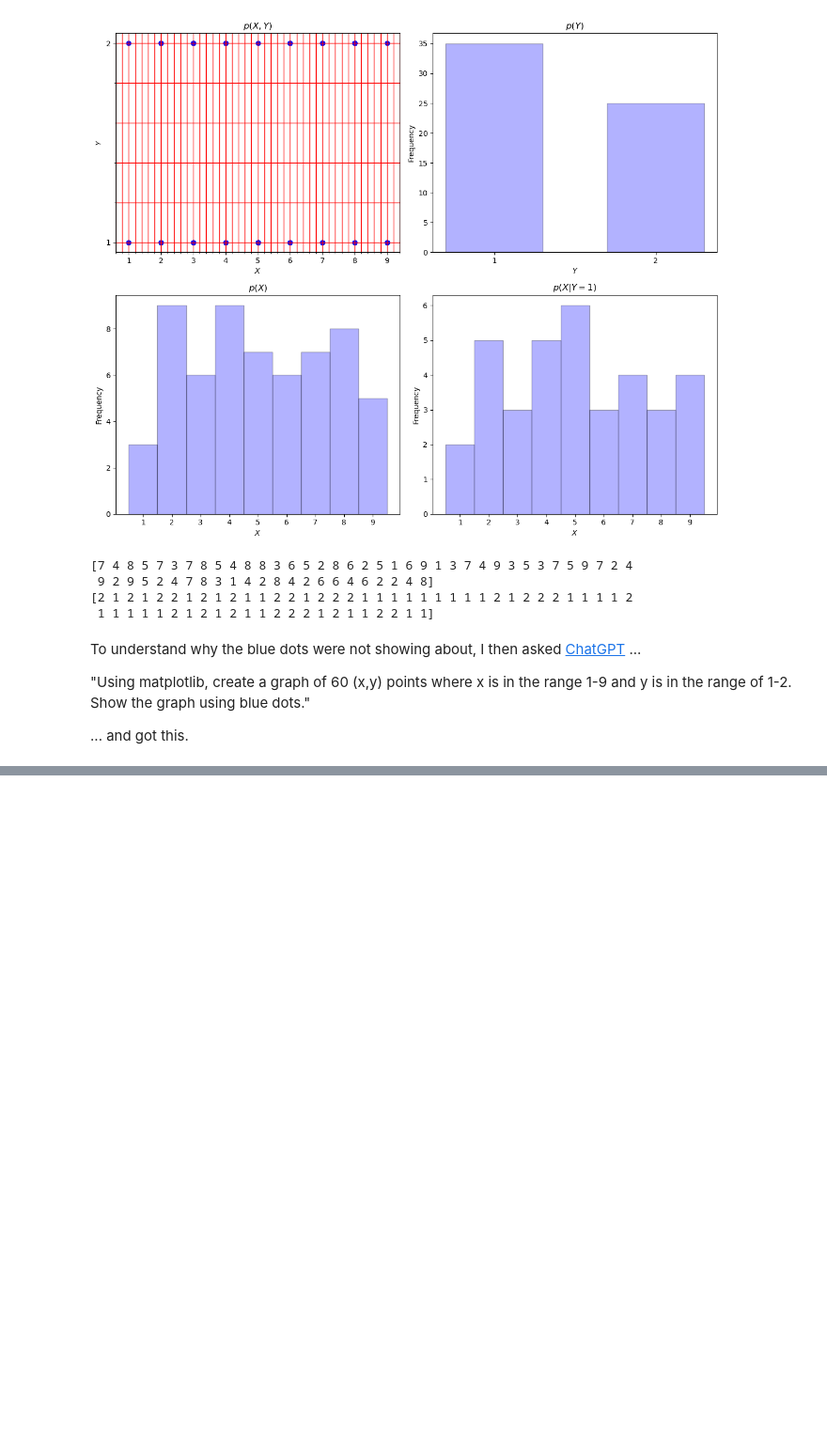
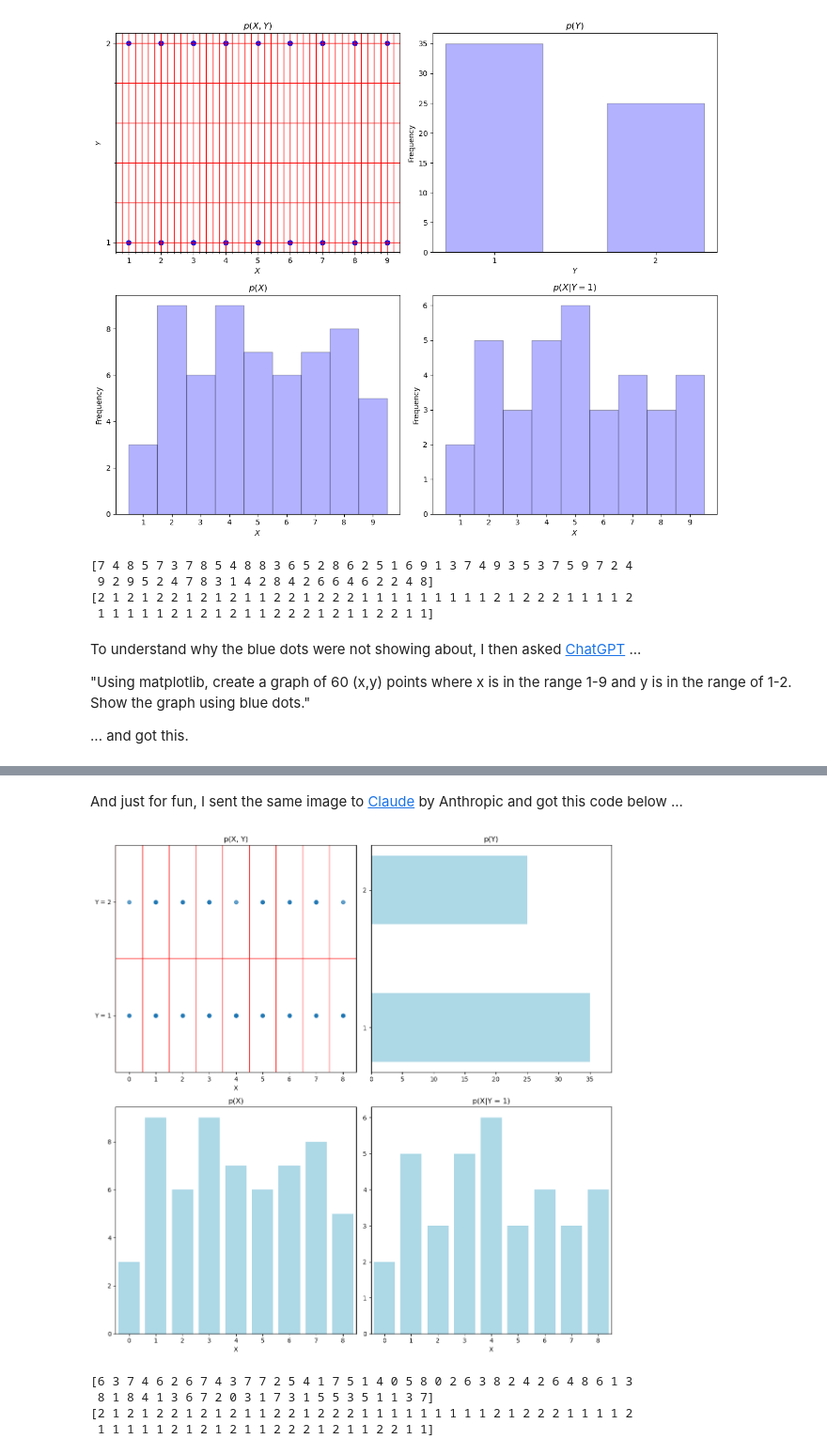
Before and after one commit to rkaunismaa/Deep-Learning---Foundations-and-Concepts, a Jupyter notebook: Chapter02/Figure_2.5.ipynb, the cells around one changed output, grey strips where cells are left out. Shown at 94% size. Saved outputs shown, nothing was run; the diff lists cells and outputs as text; code cells hidden in the pictures; blank space fills up the shorter version.

Commit message:
ask claude to generate the code for figure 2.5

```diff
--- a/Chapter02/Figure_2.5.ipynb
+++ b/Chapter02/Figure_2.5.ipynb
@@ -105,0 +106,61 @@ print(y)
+# %% [markdown]
+And just for fun, I sent the same image to [Claude](https://claude.ai/chat/90ba0b70-9c02-418e-8be2-0d51482328d2) by Anthropic and got this code below ...
+# %%
+import numpy as np
+import matplotlib.pyplot as plt
+
+# Generate sample data
+np.random.seed(42)
+X = np.random.randint(0, 9, 60)
+Y = np.random.randint(1, 3, 60)
+
+# Create the figure and subplots
+fig, axs = plt.subplots(2, 2, figsize=(12, 12))
+
+# Plot p(X,Y)
+axs[0, 0].scatter(X, Y, alpha=0.7)
+axs[0, 0].set_xlim(-0.5, 8.5)
+axs[0, 0].set_ylim(0.5, 2.5)
+axs[0, 0].set_yticks([1, 2])
+axs[0, 0].set_yticklabels(['Y = 1', 'Y = 2'])
+axs[0, 0].set_xlabel('X')
+axs[0, 0].set_title('p(X, Y)')
+for i in range(10):
+    axs[0, 0].axvline(i-0.5, color='r', linewidth=1)
+axs[0, 0].axhline(1.5, color='r', linewidth=1)
+
+# Plot p(Y)
+y_counts = np.bincount(Y)
+axs[0, 1].barh([1, 2], y_counts[1:], height=0.5, align='center', color='lightblue')
+axs[0, 1].set_yticks([1, 2])
+axs[0, 1].set_xlim(0, max(y_counts) * 1.1)
+axs[0, 1].set_title('p(Y)')
+
+# Plot p(X)
+x_counts = np.bincount(X, minlength=9)
+axs[1, 0].bar(range(9), x_counts, color='lightblue')
+axs[1, 0].set_xlim(-0.5, 8.5)
+axs[1, 0].set_xlabel('X')
+axs[1, 0].set_title('p(X)')
+
+# Plot p(X|Y=1)
+x_given_y1 = X[Y == 1]
+x_given_y1_counts = np.bincount(x_given_y1, minlength=9)
+axs[1, 1].bar(range(9), x_given_y1_counts, color='lightblue')
+axs[1, 1].set_xlim(-0.5, 8.5)
+axs[1, 1].set_xlabel('X')
+axs[1, 1].set_title('p(X|Y = 1)')
+
+# Adjust layout and show plot
+plt.tight_layout()
+plt.show()
+# %% [output]
+[figure, added]
+# %%
+print(X)
+print(Y)
+# %% [output]
+[6 3 7 4 6 2 6 7 4 3 7 7 2 5 4 1 7 5 1 4 0 5 8 0 2 6 3 8 2 4 2 6 4 8 6 1 3
+ 8 1 8 4 1 3 6 7 2 0 3 1 7 3 1 5 5 3 5 1 1 3 7]
+[2 1 2 1 2 2 1 2 1 2 1 1 2 2 1 2 2 2 1 1 1 1 1 1 1 1 1 2 1 2 2 2 1 1 1 1 2
+ 1 1 1 1 1 2 1 2 1 2 1 1 2 2 2 1 2 1 1 2 2 1 1]
```
Also changed, not shown: parts of 2 cells of this notebook.
